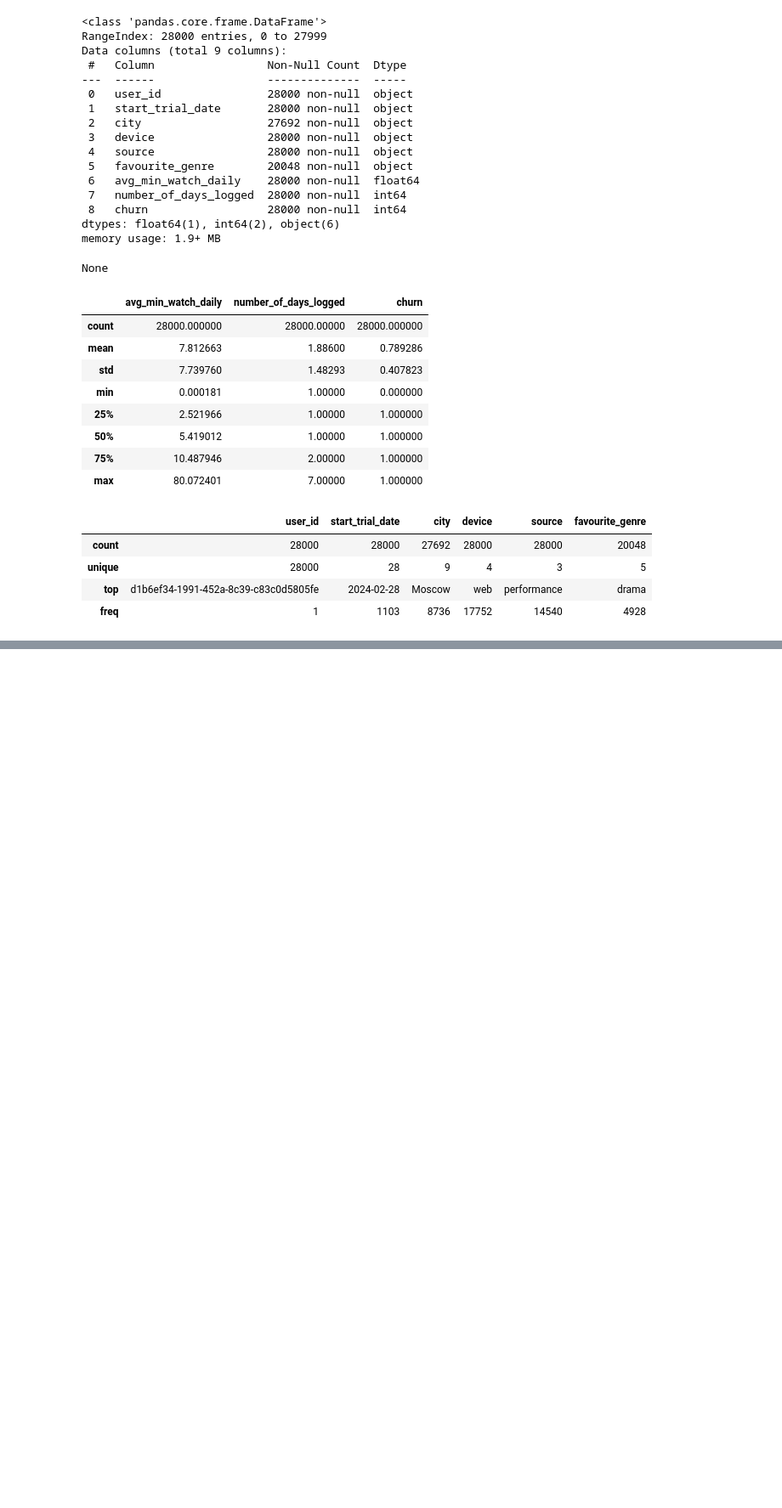
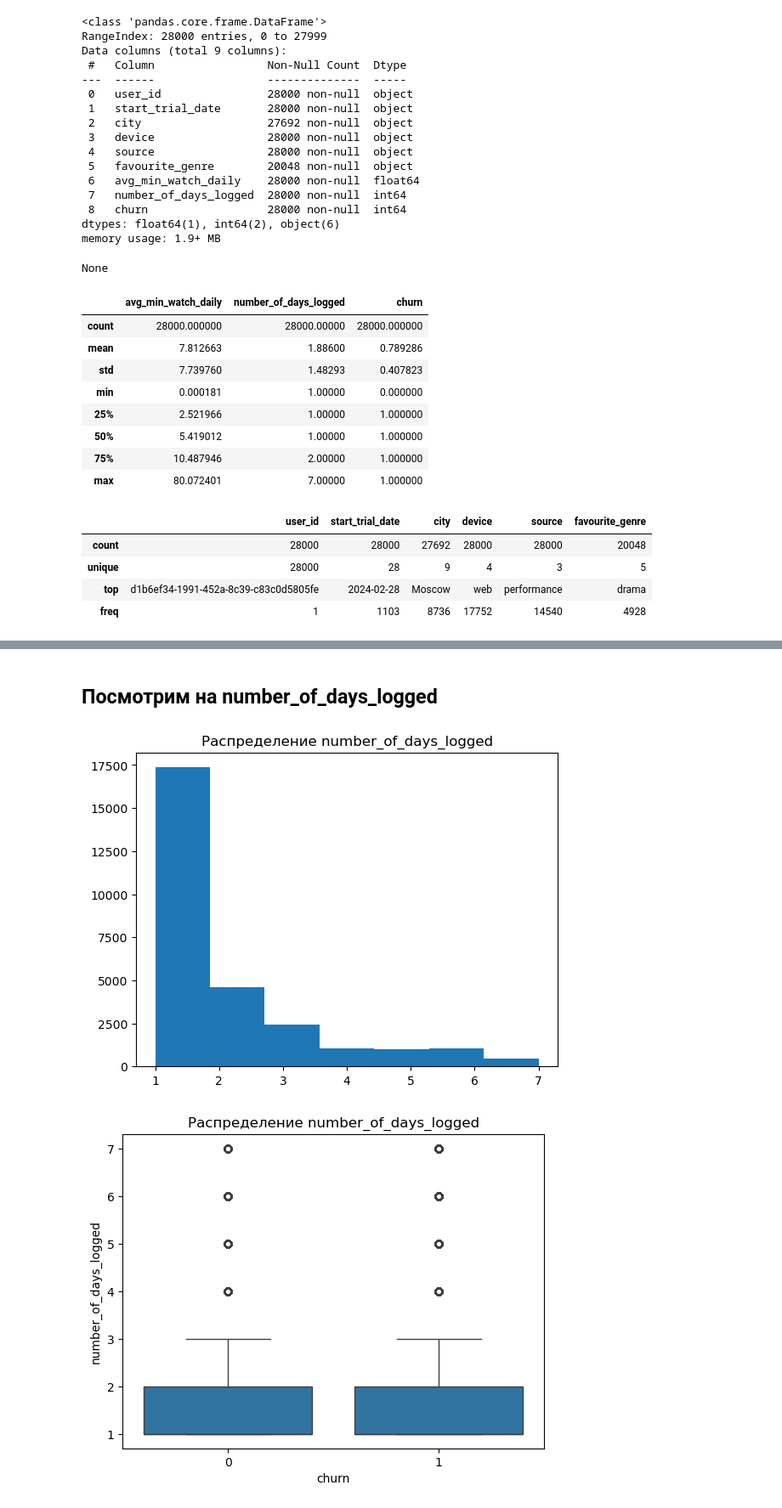
Before and after one commit to mariyakukhtinova-sys/dataton, a Jupyter notebook: dataton_EDA.ipynb, the cells around one changed output, grey strips where cells are left out. Shown at 85% size. Saved outputs shown, nothing was run; the diff lists cells and outputs as text; code cells hidden in the pictures; blank space fills up the shorter version.

```diff
--- a/dataton_EDA.ipynb
+++ b/dataton_EDA.ipynb
@@ -353,0 +261,21 @@ plt.show()
+# %% [markdown]
+## Посмотрим на number_of_days_logged
+# %%
+# Смотрим распределение avg_min_watch_daily
+plt.hist(df['number_of_days_logged'], bins = 7)
+plt.title('Распределение number_of_days_logged')
+plt.show()
+
+sns.boxplot(x='churn', y='number_of_days_logged', data=df)
+plt.title('Распределение number_of_days_logged')
+plt.show()
+
+# Смотрим отток по дням
+tmp = df.groupby('number_of_days_logged')[['churn']].mean().reset_index()
+sns.barplot(data = tmp, x = 'number_of_days_logged', y = tmp['churn']*100)
+plt.axhline(y=df['churn'].mean() * 100, color='black', linestyle='--', label='Общий отток')
+plt.title("График оттока в зависимости от количества дней в приложении")
+plt.show()
+# %% [output]
+[figure, added]
+[figure, added]
```
Also changed, not shown: parts of 27 cells of this notebook.
